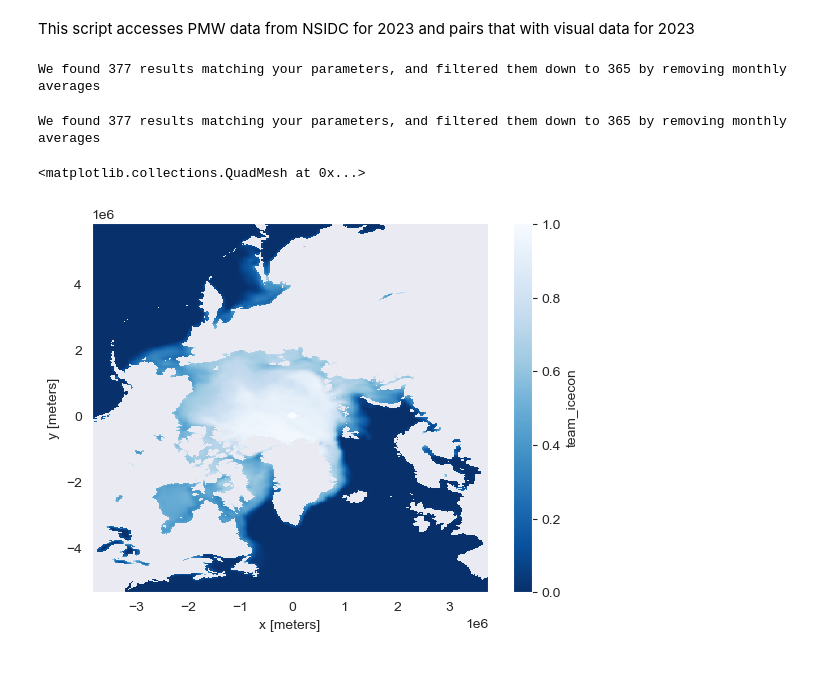
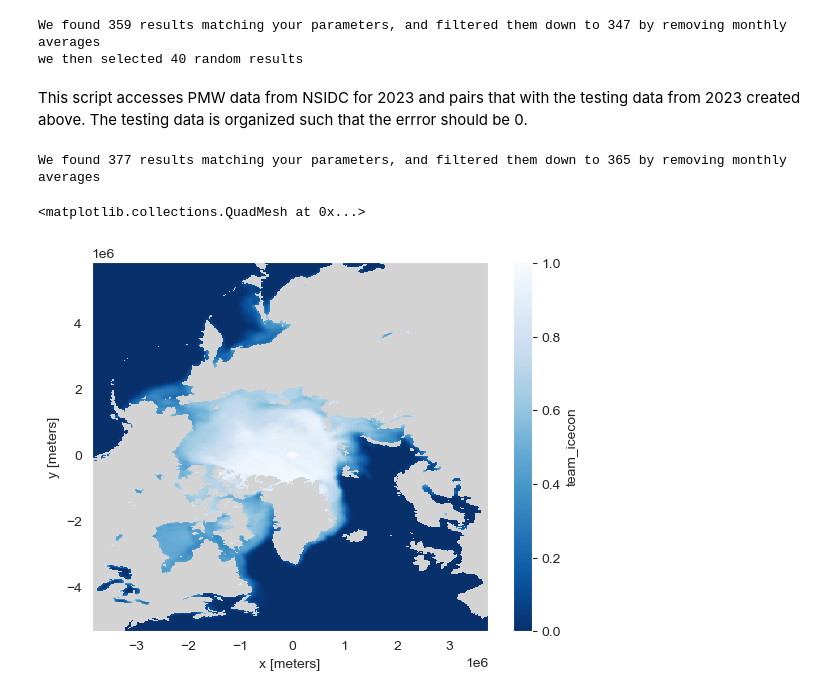
Before and after one commit to felixleodiaz/coastal-sea-ice, a Jupyter notebook: scripts/ValidationTest.ipynb, the cells around one changed output. Saved outputs shown, nothing was run; the diff lists cells and outputs as text; code cells hidden in the pictures; blank space fills up the shorter version.

```diff
--- a/scripts/ValidationTest.ipynb
+++ b/scripts/ValidationTest.ipynb
@@ -0,0 +24,23 @@
+# %%
+# search NASA database for Team
+
+results = earthaccess.search_data(
+    short_name= 'NSIDC-0051',
+    temporal=('2023-01-01', '2023-12-31'),
+    bounding_box=(-180, 0, 180, 90),
+    cloud_hosted=True
+)
+
+import re
+filtered_results = [
+    g for g in results
+    if re.search(r'_20\d{6}_', g.data_links(access='external')[0])
+]
+
+random_results = random.sample(filtered_results, 40)
+
+print(f"We found {len(results)} results matching your parameters, and filtered them down to {len(filtered_results)} by removing monthly averages")
+print(f'we then selected {len(random_results)} random results')
+# %% [output]
+We found 359 results matching your parameters, and filtered them down to 347 by removing monthly averages
+we then selected 40 random results
@@ -1,5 +82,5 @@
 # %% [markdown]
-This script accesses PMW data from NSIDC for 2023 and pairs that with visual data for 2023
+This script accesses PMW data from NSIDC for 2023 and pairs that with the testing data from 2023 created above. The testing data is organized such that the errror should be 0.
 # %%
 # import libraries
 
@@ -32,19 +113,41 @@ auth = earthaccess.login(strategy='interactive', persist = True)
 # %%
 # search NASA database for Team
 
 results = earthaccess.search_data(
     short_name= 'NSIDC-0051',
     temporal=('2023-01-01', '2023-12-31'),
     bounding_box=(-180, 0, 180, 90),
     cloud_hosted=True
 )
 
 import re
 filtered_results = [
     g for g in results
     if re.search(r'_20\d{6}_', g.data_links(access='external')[0])
 ]
 
 print(f"We found {len(results)} results matching your parameters, and filtered them down to {len(filtered_results)} by removing monthly averages")
+
+# get files from NSIDC
+
+files_team = earthaccess.open(filtered_results)
+
+# stream team into xarray
+
+ds = xr.open_mfdataset(files_team, parallel = True, concat_dim="time", combine="nested", data_vars='minimal', coords='minimal', compat='override')
+
+# change ice concentration variable to something universal
+
+icecon_vars = sorted([var for var in ds.data_vars if 'ICECON'in var], reverse=True)
+icecon = ds[icecon_vars].to_array("source").max("source", skipna=True)
+
+# add back to dataset and clean up
+ds = ds.assign(team_icecon=icecon).drop_vars(icecon_vars)
+
+# print dataset and plot just to check this works
+
+ds.team_icecon.where(ds.team_icecon < 1.01).mean(dim='time').plot(cmap=cmap)
 # %% [output]
 We found 377 results matching your parameters, and filtered them down to 365 by removing monthly averages
+<matplotlib.collections.QuadMesh at 0x...>
+[figure, added]
@@ -55,18 +153,0 @@ files_team = earthaccess.open(filtered_results)
-# %%
-# search NASA database for Bootstrap
-
-results = earthaccess.search_data(
-    short_name= 'NSIDC-0079',
-    temporal=('2023-01-01', '2023-12-31'),
-    bounding_box=(-180, 0, 180, 90),
-    cloud_hosted=True
-)
-
-filtered_results = [
-    g for g in results
-    if re.search(r'_20\d{6}_', g.data_links(access='external')[0])
-]
-
-print(f"We found {len(results)} results matching your parameters, and filtered them down to {len(filtered_results)} by removing monthly averages")
-# %% [output]
-We found 377 results matching your parameters, and filtered them down to 365 by removing monthly averages
@@ -81,14 +153,0 @@ ds = xr.open_mfdataset(files_team, parallel = True, concat_dim="time", combine="
-# %%
-# change ice concentration variable to something universal
-
-icecon_vars = sorted([var for var in ds.data_vars if 'ICECON'in var], reverse=True)
-icecon = ds[icecon_vars].to_array("source").max("source", skipna=True)
-
-# add back to dataset and clean up
-ds = ds.assign(team_icecon=icecon).drop_vars(icecon_vars)
-
-# print dataset and plot just to check this works
-ds.team_icecon.where(ds.team_icecon < 1.01).mean(dim='time').plot(cmap='Blues_r')
-# %% [output]
-<matplotlib.collections.QuadMesh at 0x...>
-[figure, removed]
```
Also changed, not shown: parts of 25 cells of this notebook, 54 other files.
